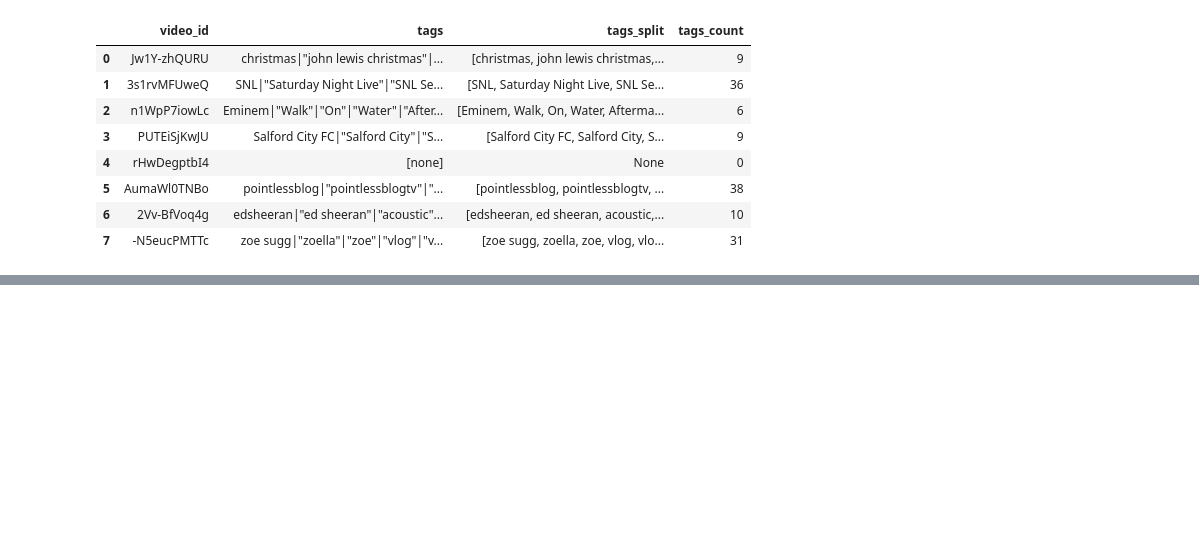
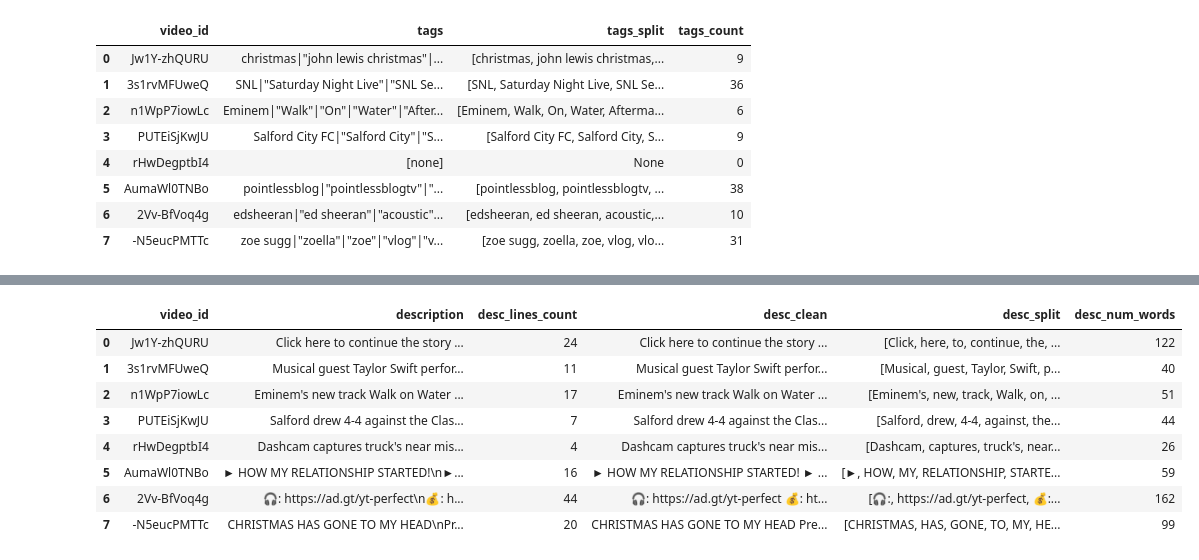
Before and after one commit to marrry/PED_YT, a Jupyter notebook: wstepne_wykresy.ipynb, the cells around one changed output, grey strips where cells are left out. Cells and saved outputs as stored; diff of their text form; code cells hidden in the pictures; blank space fills up the shorter version.

```diff
--- a/wstepne_wykresy.ipynb
+++ b/wstepne_wykresy.ipynb
@@ -491,0 +531,12 @@ data['desc_que_count'] = data.apply(lambda row: row['description'].count('?'), a
+# %%
+data[['video_id','description','desc_lines_count', 'desc_clean', 'desc_split', 'desc_num_words']].head(8)
+# %% [output]
+|  | video_id | description | desc_lines_count | desc_clean | desc_split | desc_num_words |
+| 0 | Jw1Y-zhQURU | Click here to continue the story ... | 24 | Click here to continue the story ... | [Click, here, to, continue, the, ... | 122 |
+| 1 | 3s1rvMFUweQ | Musical guest Taylor Swift perfor... | 11 | Musical guest Taylor Swift perfor... | [Musical, guest, Taylor, Swift, p... | 40 |
+| 2 | n1WpP7iowLc | Eminem's new track Walk on Water ... | 17 | Eminem's new track Walk on Water ... | [Eminem's, new, track, Walk, on, ... | 51 |
+| 3 | PUTEiSjKwJU | Salford drew 4-4 against the Clas... | 7 | Salford drew 4-4 against the Clas... | [Salford, drew, 4-4, against, the... | 44 |
+| 4 | rHwDegptbI4 | Dashcam captures truck's near mis... | 4 | Dashcam captures truck's near mis... | [Dashcam, captures, truck's, near... | 26 |
+| 5 | AumaWl0TNBo | ► HOW MY RELATIONSHIP STARTED!\n►... | 16 | ► HOW MY RELATIONSHIP STARTED! ► ... | [►, HOW, MY, RELATIONSHIP, STARTE... | 59 |
+| 6 | 2Vv-BfVoq4g | 🎧: https://ad.gt/yt-perfect\n💰: h... | 44 | 🎧: https://ad.gt/yt-perfect 💰: ht... | [🎧:, https://ad.gt/yt-perfect, 💰:... | 162 |
+| 7 | -N5eucPMTTc | CHRISTMAS HAS GONE TO MY HEAD\nPr... | 20 | CHRISTMAS HAS GONE TO MY HEAD Pre... | [CHRISTMAS, HAS, GONE, TO, MY, HE... | 99 |
```
Also changed, not shown: parts of 19 cells of this notebook.
